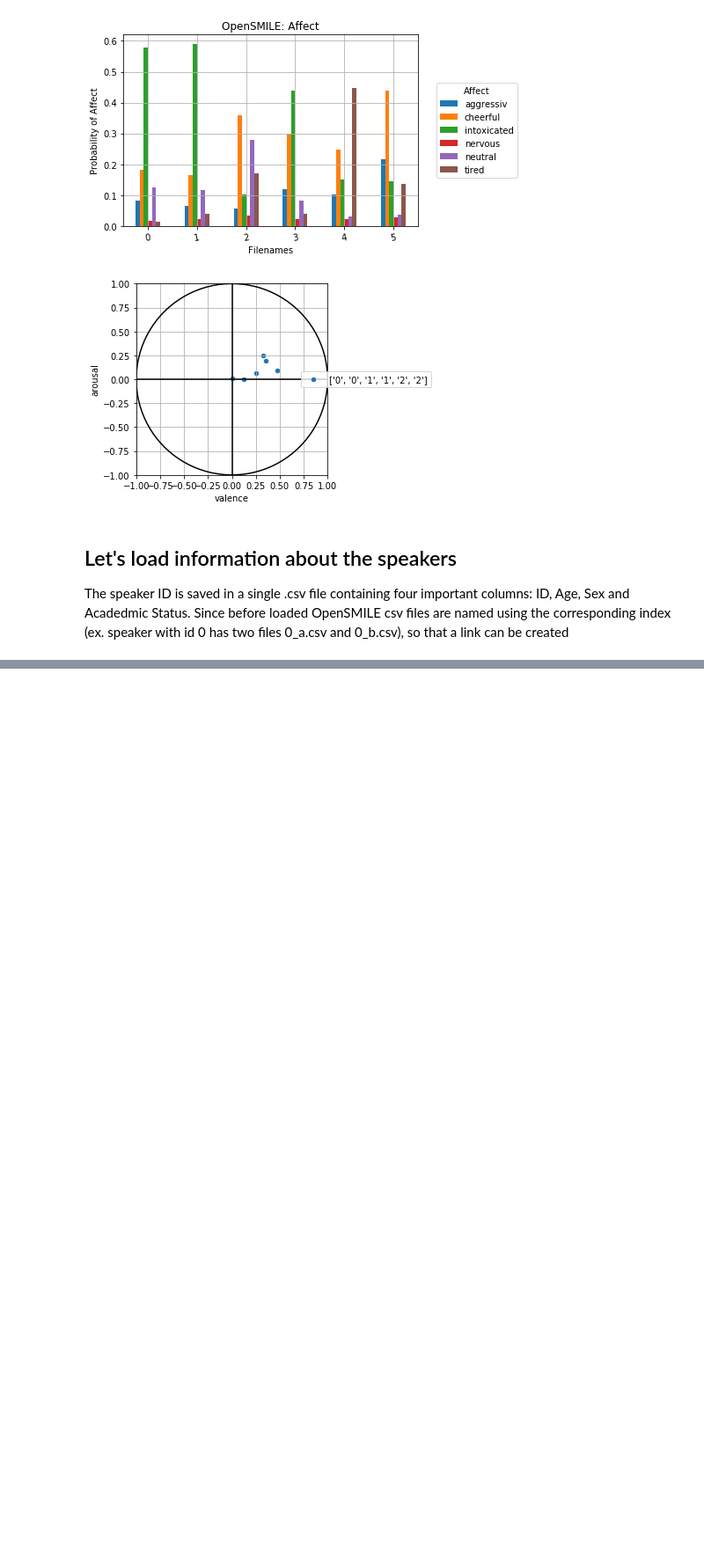
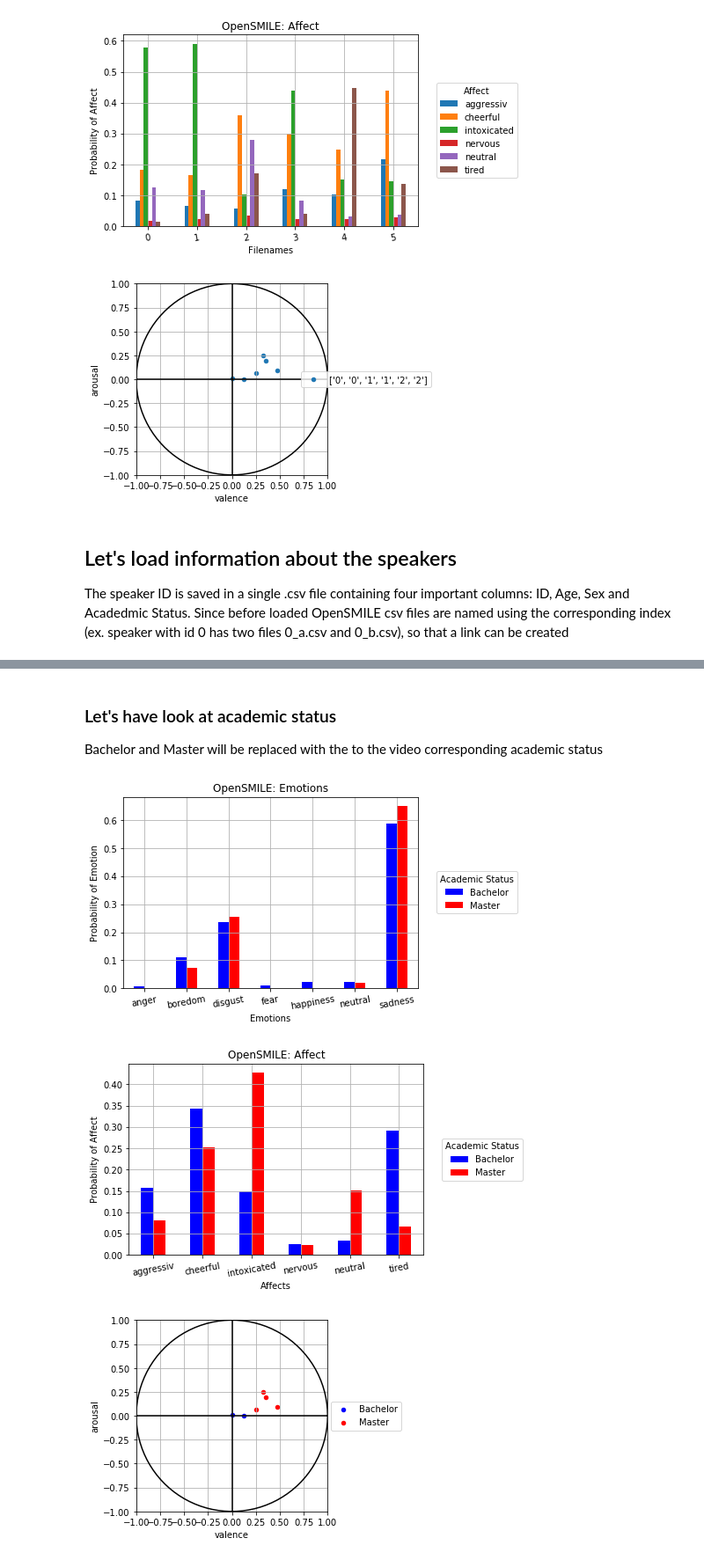
Before and after one commit to EJKraft/MasterThesis, a Jupyter notebook: OpenSMILE Analysis.ipynb, the cells around one changed output, grey strips where cells are left out. Shown at 88% size. Drawn from its saved outputs; the diff is of its cells as text; code cells hidden in the pictures; blank space fills up the shorter version.

```diff
--- a/OpenSMILE Analysis.ipynb
+++ b/OpenSMILE Analysis.ipynb
@@ -197,0 +221,63 @@ plt.locator_params(axis='x',nbins= 9)
+# %% [markdown]
+### Let's have look at academic status
+Bachelor and Master will be replaced with the to the video corresponding academic status
+# %%
+df_ar_val_bachelor = df_ar_val_char.loc[df_ar_val_char['Academic Status'] == 0]
+df_ar_val_master = df_ar_val_char.loc[df_ar_val_char['Academic Status'] == 1]
+
+df_emotion_bachelor= df_emotion_char.loc[df_emotion_char['Academic Status'] == 0]
+df_emotion_master = df_emotion_char.loc[df_emotion_char['Academic Status'] == 1]
+
+df_affect_bachelor = df_affect_char.loc[df_affect_char['Academic Status'] == 0]
+df_affect_master = df_affect_char.loc[df_affect_char['Academic Status'] == 1]
+
+#For Plotting, lets calculate the mean emotion value for all audiofiles
+df_emotion_bachelor = df_emotion_bachelor.drop(['CharacterID','file', 'Age', 'Sex', 'Academic Status'], axis = 1)
+df_emotion_bachelor = df_emotion_bachelor.mean()
+df_emotion_master = df_emotion_master.drop(['CharacterID','file', 'Age', 'Sex', 'Academic Status'], axis = 1)
+df_emotion_master = df_emotion_master.mean()
+df_emo_aca = pd.DataFrame({'Bachelor': df_emotion_bachelor, 'Master': df_emotion_master}, index = emotion_label)
+
+#And do the same for affect
+df_affect_bachelor = df_affect_bachelor.drop(['CharacterID','file', 'Age', 'Sex', 'Academic Status'], axis = 1)
+df_affect_bachelor = df_affect_bachelor.mean()
+df_affect_master = df_affect_master.drop(['CharacterID','file', 'Age', 'Sex', 'Academic Status'], axis = 1)
+df_affect_master = df_affect_master.mean()
+df_aff_aca = pd.DataFrame({'Bachelor': df_affect_bachelor, 'Master': df_affect_master}, index = affect_label)
+
+
+# Start with Emotion
+ax_emo1 = df_emo_aca.plot.bar(title = 'OpenSMILE: Emotions',rot = 10, color = ['b','r']) #We set rotation to 10 so that the filenames can be read
+ax_emo1.legend(loc = 'center', bbox_to_anchor=(1.2,0.5), title = 'Academic Status')
+ax_emo1.set_ylabel('Probability of Emotion')
+ax_emo1.set_xlabel('Emotions')
+plt.grid(True)
+
+#Now let's plot affect bar diagram
+ax_aff1 = df_aff_aca.plot.bar(title = 'OpenSMILE: Affect',rot = 10, color = ['b','r']) #We set rotation to 10 so that the filenames can be read
+ax_aff1.legend(loc = 'center', bbox_to_anchor=(1.2,0.5), title = 'Academic Status')
+ax_aff1.set_ylabel('Probability of Affect')
+ax_aff1.set_xlabel('Affects')
+plt.grid(True)
+
+ax11 = df_ar_val_bachelor.plot.scatter(x = 'valence', y = 'arousal', label = 'Bachelor', c = 'b')
+ax21 = df_ar_val_master.plot.scatter(x = 'valence', y = 'arousal', label = 'Master', c = 'r', ax=ax11)
+#We want to plot the arousal valence circle so we create values for it
+t = np.linspace(0,np.pi*2,100)
+ax11.plot(np.cos(t), np.sin(t), linewidth = 1.5, color = 'black')
+ax11.axvline(0,0,1, c = 'black')
+x_coord = [-1.0,1.0]
+y_coord = [0.0,0.0]
+ax11.plot(x_coord, y_coord, c = 'black')
+
+#Make Plot pretty
+ax11.legend(loc = 'center', bbox_to_anchor=(1.2,0.5))
+plt.grid(True)
+plt.xlim(-1.0, 1.0)
+plt.ylim(-1.0, 1.0)
+ax11.set_aspect('equal')
+plt.locator_params(axis='x',nbins= 9)
+# %% [output]
+[figure, added]
+[figure, added]
+[figure, added]
```
Also changed, not shown: parts of 6 cells of this notebook.
